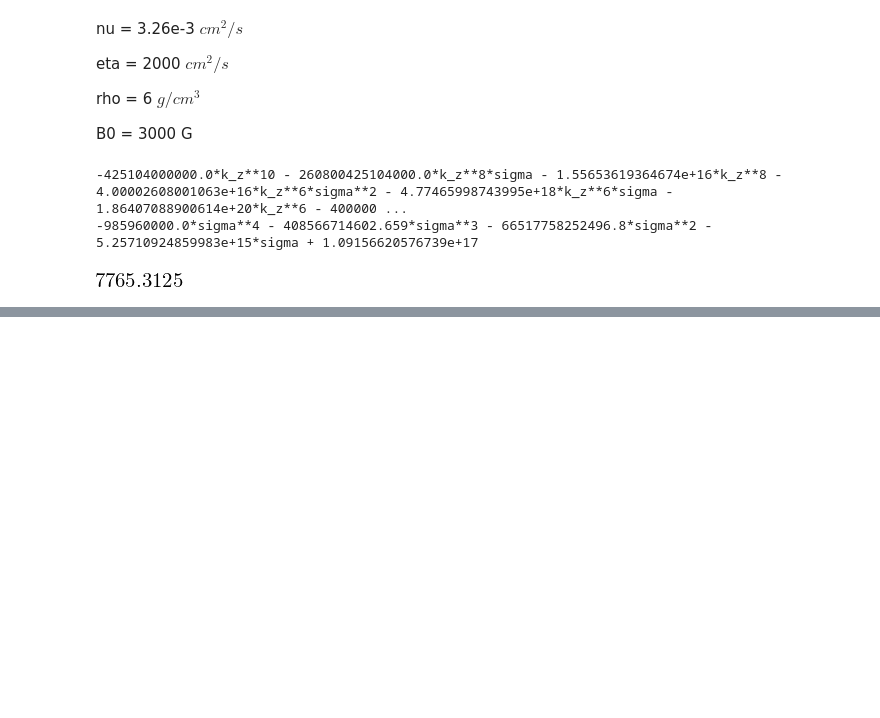
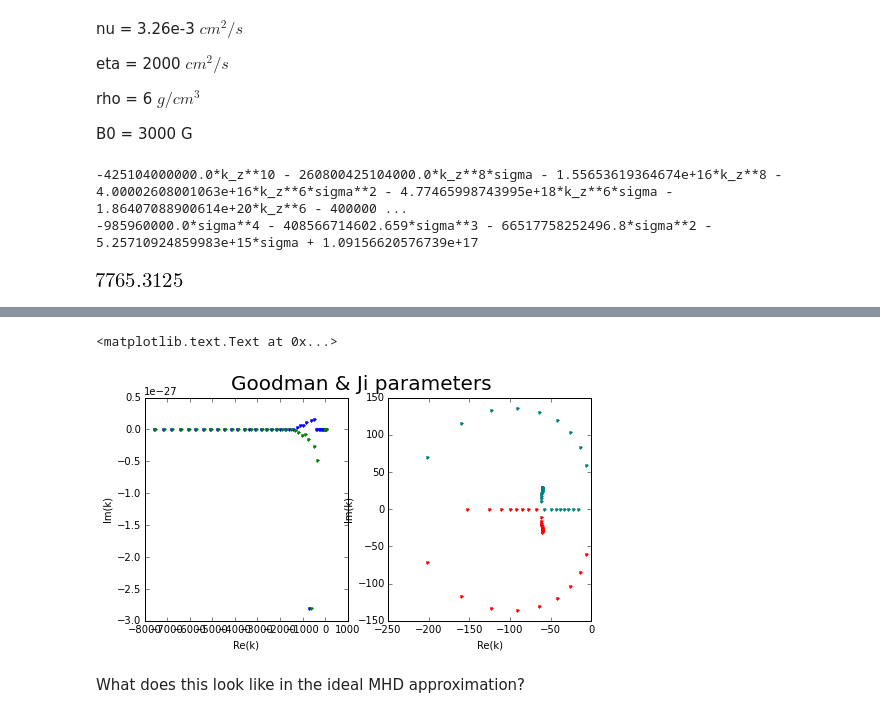
Before and after one commit to jsoishi/weakly_nonlinear_mri, a Jupyter notebook: python/widegap/Widegap dispersion relation.ipynb, the cells around one changed output, grey strips where cells are left out. Drawn from its saved outputs; the diff is of its cells as text; code cells hidden in the pictures; blank space fills up the shorter version.

```diff
--- a/python/widegap/Widegap dispersion relation.ipynb
+++ b/python/widegap/Widegap dispersion relation.ipynb
@@ -142,0 +168,20 @@ plt.plot(np.ones(len(vertical_wavenumbers))*np.pi/10, np.linspace(-500, 200, len
+# %%
+fig = plt.figure(figsize = (8, 4))
+ax1 = fig.add_subplot(121)
+ax2 = fig.add_subplot(122)
+ax1.plot(out1[:, 0].real, out1[:, 0].imag, '.')
+ax1.plot(out1[:, 1].real, out1[:, 1].imag, '.')
+ax1.set_ylabel("Im(k)")
+ax1.set_xlabel("Re(k)")
+
+ax2.plot(out1[:, 2].real, out1[:, 2].imag, '.', color = "red")
+ax2.plot(out1[:, 3].real, out1[:, 3].imag, '.', color = "teal")
+ax2.set_ylabel("Im(k)")
+ax2.set_xlabel("Re(k)")
+
+plt.suptitle("Goodman & Ji parameters", size = 20)
+# %% [output]
+<matplotlib.text.Text at 0x...>
+[figure, added]
+# %% [markdown]
+What does this look like in the ideal MHD approximation?
```
Also changed, not shown: parts of 11 cells of this notebook, 1 other file.
